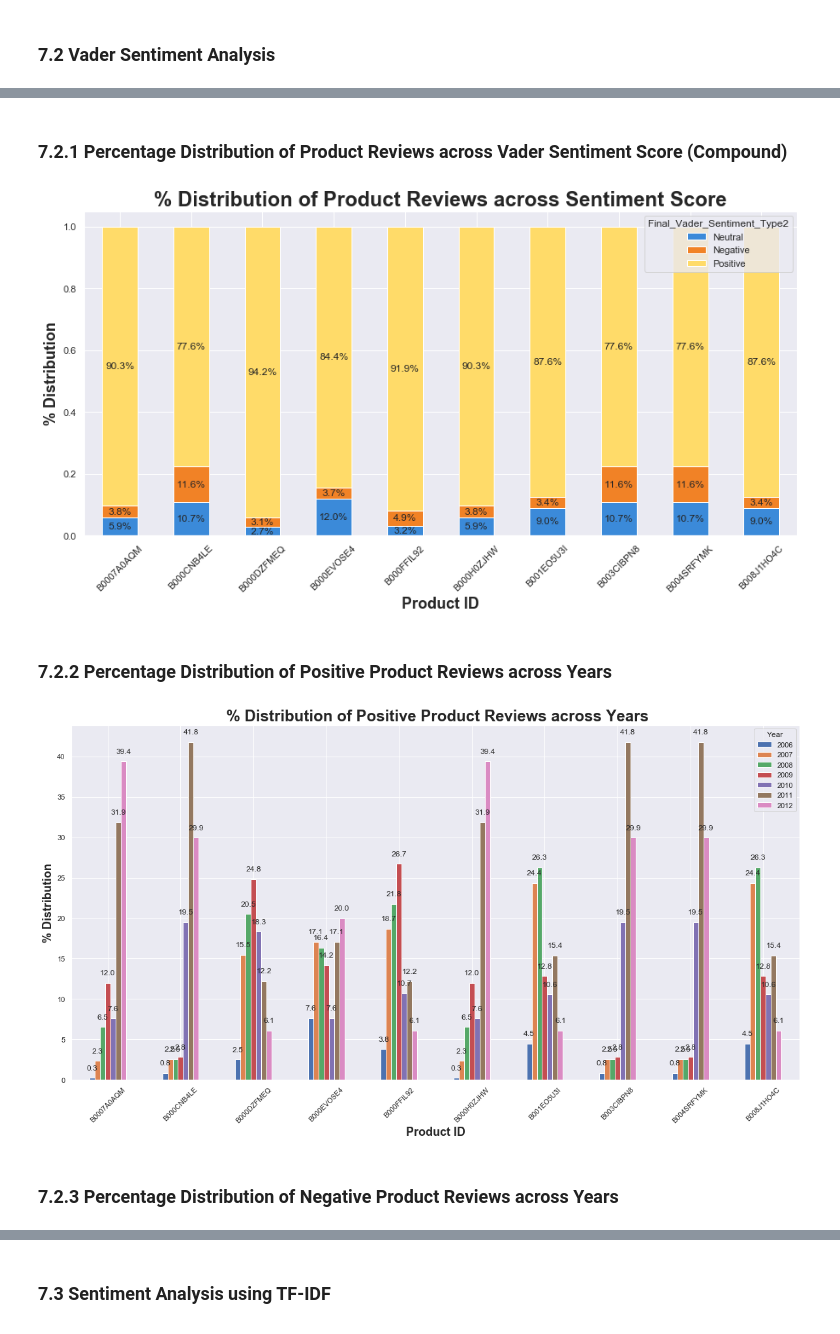
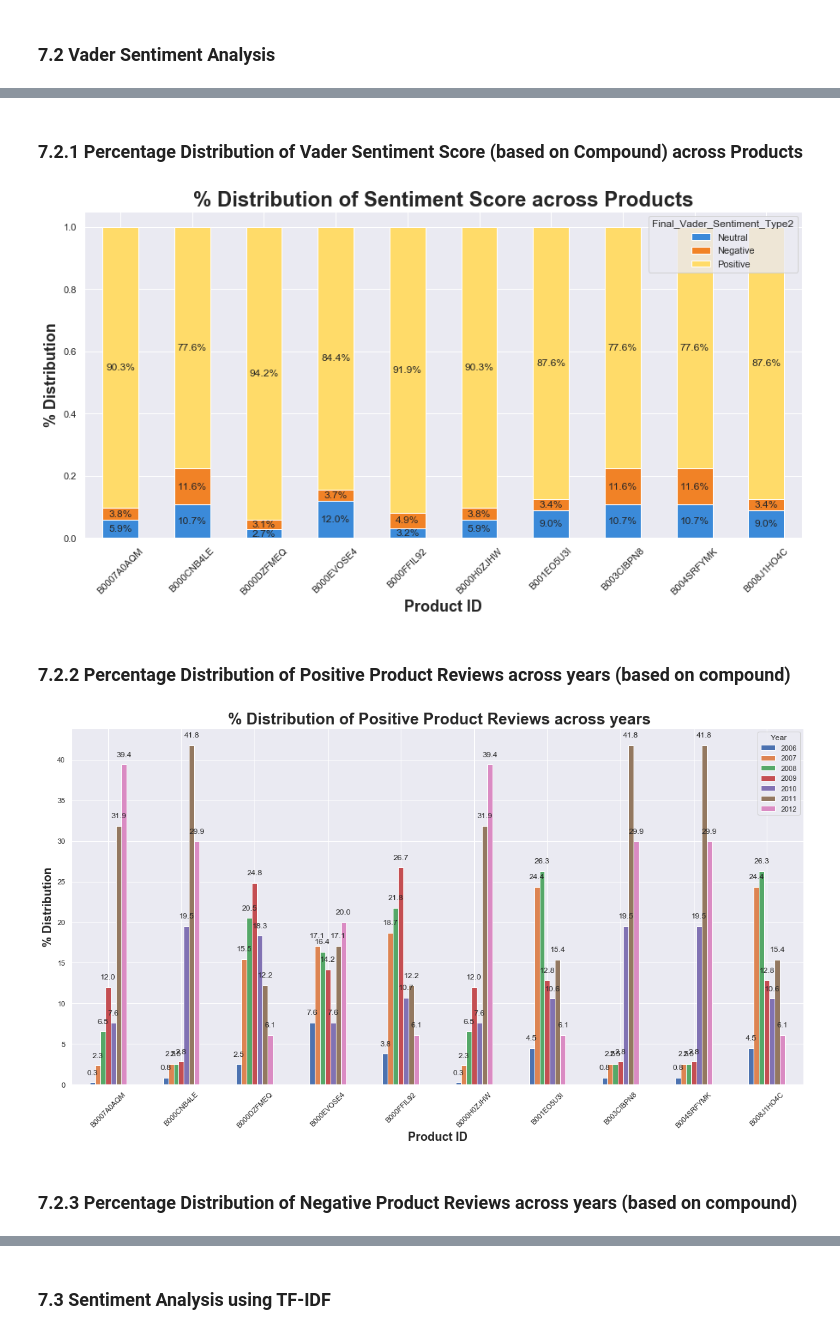
Before and after one commit to vibhutivadje/Text_Mining_Project, a Jupyter notebook: AmazonfoodReview_Analysis.ipynb, the cells around one changed output, grey strips where cells are left out. Cells and saved outputs as stored; diff of their text form; code cells hidden in the pictures.

```diff
--- a/AmazonfoodReview_Analysis.ipynb
+++ b/AmazonfoodReview_Analysis.ipynb
@@ -482,34 +387,34 @@ df_final.head(100)
 # %% [markdown]
-### 7.2.1 Percentage Distribution of Product Reviews across Vader Sentiment Score (Compound)
+### 7.2.1 Percentage Distribution of  Vader Sentiment Score (based on Compound)  across Products
 # %%
 product_scoresentiment = pd.crosstab(df_final['ProductId'],df_final['Final_Vader_Sentiment_Type2'])
 product_scoresentiment["Total"] = product_scoresentiment.sum(axis = 1)
 
 # From raw value to percentage
 Negative = [i / j for i,j in zip(product_scoresentiment.Negative, product_scoresentiment.Total)]
 Positive = [i / j for i,j in zip(product_scoresentiment.Positive, product_scoresentiment.Total)]
 Neutral = [i / j for i,j in zip(product_scoresentiment.Neutral, product_scoresentiment.Total)]
 
 product_scoresentiment["Neutral"] = Neutral
 product_scoresentiment["Negative"] = Negative
 product_scoresentiment["Positive"] = Positive
 
 product_scoresentiment.head(10)
 
 # Plot bar graph
 bar_plot = product_scoresentiment[["Neutral","Negative", "Positive"]].plot(kind='bar', stacked=True, title ="Products & Reviews Distribution", figsize=(15, 7), legend=True, color=['#3b8ad9','#f18226','#ffdb69'])
 plt.ticklabel_format(style='plain', axis='y',useOffset=False)
 plt.xticks(rotation=45)
-plt.title('% Distribution of Product Reviews across Sentiment Score',fontsize=24, y=1, weight = 'bold')
+plt.title('% Distribution of Sentiment Score across Products',fontsize=24, y=1, weight = 'bold')
 for p in bar_plot.patches:
     bar_plot.annotate(str(format(p.get_height(), '.1%')), (p.get_x() + p.get_width() / 2, p.get_y() + p.get_height() / 2), ha = 'center', va = 'center')
 plt.ylabel('% Distribution',fontsize=18, weight = 'bold')
 plt.xlabel('Product ID',fontsize=18, weight = 'bold')
 plt.show();
 # %% [output]
-[figure, old version]
+[figure, new version]
 # %% [markdown]
-### 7.2.2 Percentage Distribution of Positive Product Reviews across Years
+### 7.2.2 Percentage Distribution of Positive Product Reviews across years (based on compound)
 # %%
 product_year_groupby_type2 = df_final.groupby(['ProductId','Final_Vader_Sentiment_Type2','Year']).count()['Id'].reset_index()
 
@@ -544,16 +449,16 @@ product_year_pos_reviews["2012"] = per_2012
 bar_plot = product_year_pos_reviews[["2006","2007", "2008", "2009","2010", "2011", "2012"]].plot(kind='bar', stacked=False, title ="Products & Positive Reviews Distribution across Years", figsize=(20, 10))
 plt.ticklabel_format(style='plain', axis='y',useOffset=False)
 plt.xticks(rotation=45)
-plt.title(' % Distribution of Positive Product Reviews across Years',fontsize=24, y=1, weight = 'bold')
+plt.title(' % Distribution of Positive Product Reviews across years',fontsize=24, y=1, weight = 'bold')
 for p in bar_plot.patches:
     bar_plot.annotate(str(format(p.get_height(), '.1f')), (p.get_x() + p.get_width() / 2., p.get_height()), ha = 'center', va = 'bottom', xytext = (0, 10), textcoords = 'offset points')
 plt.ylabel('% Distribution',fontsize=18, weight = 'bold')
 plt.xlabel('Product ID',fontsize=18, weight = 'bold')
 plt.show();
 # %% [output]
-[figure, old version]
+[figure, new version]
 # %% [markdown]
-### 7.2.3 Percentage Distribution of Negative Product Reviews across Years
+### 7.2.3 Percentage Distribution of Negative Product Reviews across years (based on compound)
 # %%
 #creating pivoted data for % distribution
 product_year_neg_reviews = pd.pivot_table(product_neg_groupby_type2, values='Id', index=['ProductId'],columns=['Year'])
```
Also changed, not shown: parts of 52 cells of this notebook, 1 other file.
